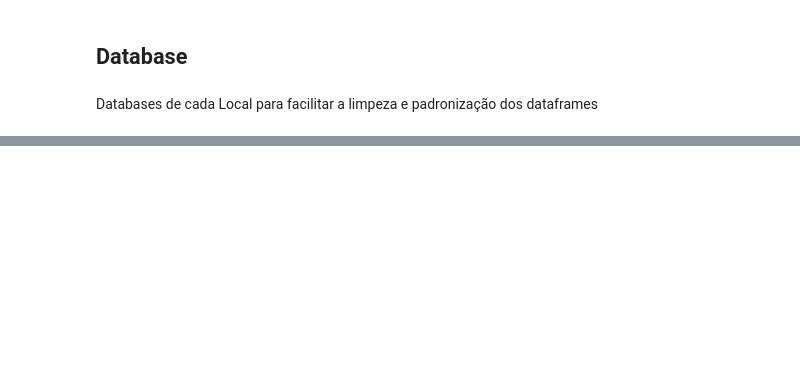
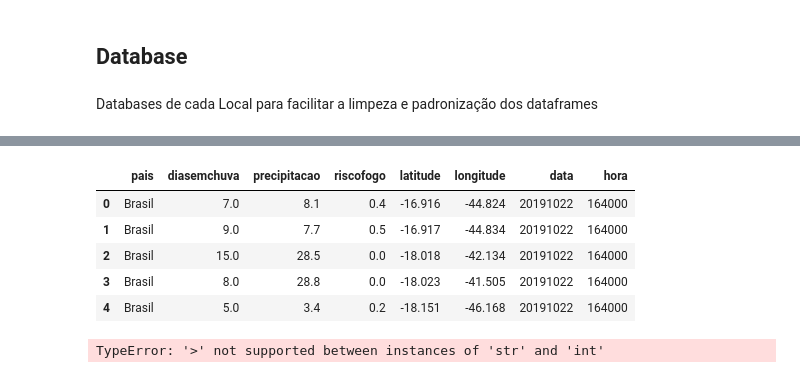
Before and after one commit to HeMatita/MonoNasa, a Jupyter notebook: databases.ipynb, the cells around one changed output, grey strips where cells are left out. Drawn from its saved outputs; the diff is of its cells as text; code cells hidden in the pictures; blank space fills up the shorter version.

```diff
--- a/databases.ipynb
+++ b/databases.ipynb
@@ -14,7 +15,7 @@ Databases de cada Local para facilitar a limpeza e padronização dos dataframes
 #Lendo a base de dados
 #df1=pd.read_csv('Focos_2018-12-31_2019-12-31.csv', low_memory=False)
 #df2=pd.read_csv('Focos_2020-01-01_2020-10-04.csv', low_memory=False)
+df=pd.read_csv("brasil-Focos_2019-10-04_2020-10-04.csv", low_memory=False)
 # %%
 #frames=[df1,df2]
 #df = pd.concat(frames)
-df=pd.read_csv('Focos_2018-10-03_2019-10-03.csv', low_memory=False)
@@ -39,3 +41,21 @@ df_novo.riscofogo.value_counts()
+# %%
+df_novo['hora'] = df_novo['hora'].str.replace(r'\D', '')
+df_novo['data'] = df_novo['data'].str.replace(r'\D', '')
+#df_novo.data = [x.strip('2020') for x in df_novo.data]
+#df_novo.data = [x.strip('2019') for x in df_novo.data]
+df_novo['hora'].astype(str).astype(int)
+df_novo.head()
+# %% [output]
+|  | pais | diasemchuva | precipitacao | riscofogo | latitude | longitude | data | hora |
+| 0 | Brasil | 7.0 | 8.1 | 0.4 | -16.916 | -44.824 | 20191022 | 164000 |
+| 1 | Brasil | 9.0 | 7.7 | 0.5 | -16.917 | -44.834 | 20191022 | 164000 |
+| 2 | Brasil | 15.0 | 28.5 | 0.0 | -18.018 | -42.134 | 20191022 | 164000 |
+| 3 | Brasil | 8.0 | 28.8 | 0.0 | -18.023 | -41.505 | 20191022 | 164000 |
+| 4 | Brasil | 5.0 | 3.4 | 0.2 | -18.151 | -46.168 | 20191022 | 164000 |
+# %%
+df_novo=df_novo.replace(df_novo.hora>60000, "Dia")
+# %% [output]
+TypeError: '>' not supported between instances of 'str' and 'int'
 # %%
 f,ax = plt.subplots(figsize = (10,10))
 sns.heatmap(df_novo.corr(),annot= True, fmt='.1f')
```
Also changed, not shown: parts of 8 cells of this notebook.
